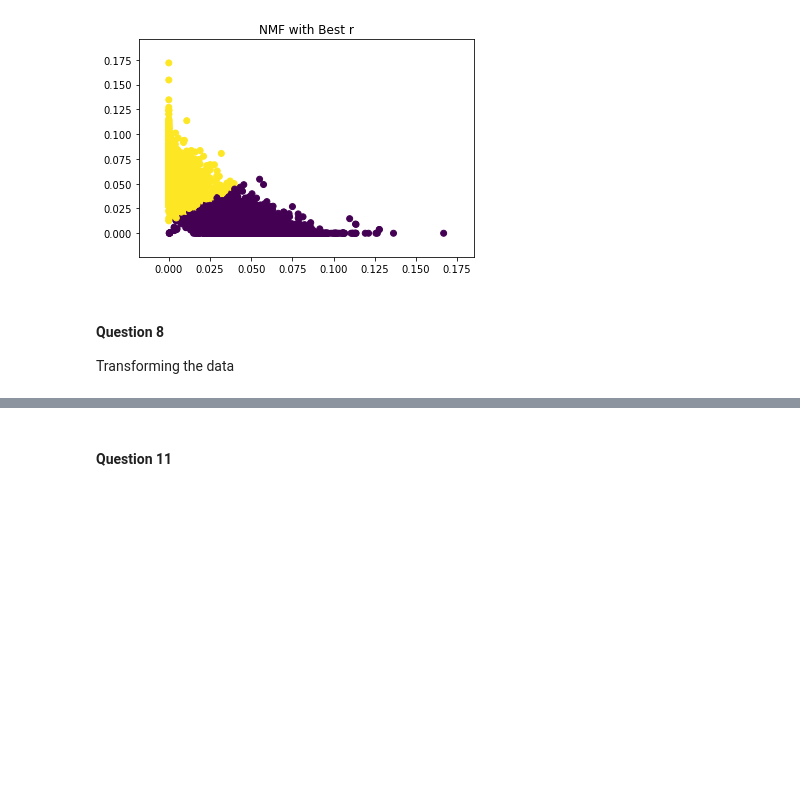
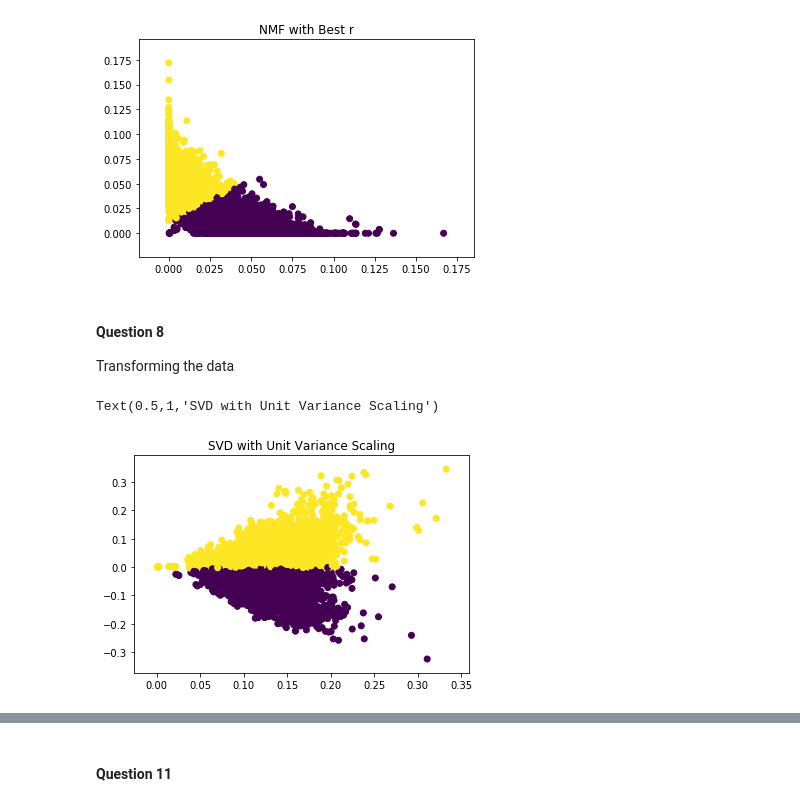
Before and after one commit to 219Winter2019adjz/Project2, a Jupyter notebook: Proj2.ipynb, the cells around one changed output, grey strips where cells are left out. Cells and saved outputs as stored; diff of their text form; code cells hidden in the pictures; blank space fills up the shorter version.

Commit message:
Added Question 9 Scaling

```diff
--- a/Proj2.ipynb
+++ b/Proj2.ipynb
@@ -393,0 +392,34 @@ Transforming the data
+# %%
+# Scaling features such that each feature has unit variance
+
+def scaling (features): # Each column of the reduced dimension data has unit variance
+    r, c = np.shape(features)
+    scaled = np.zeros((r,c))
+    for j in range(c):
+        var = np.var(features[:,j])
+        unit_var = var/(np.sqrt((var)**2))
+        for i in range(r):
+            scaled[i,j] = features[i,j]*unit_var
+    return scaled
+# %%
+# SVD with Unit Variance Transform
+
+svd_uv_transform = scaling(X_data_svd_r)
+
+svd_kmeans = KMeans(n_clusters=2, random_state=0, max_iter=1000, n_init=40).fit(svd_uv_transform.T[0:SVD_best_r].T)
+
+svd_to_plot = svd_kmeans.labels_
+
+color_svd = np.zeros(len(svd_to_plot))
+
+for i in range(len(svd_to_plot)):
+    if svd_to_plot[i] == 1:
+        color_svd[i] = 1
+
+np.shape(svd_to_plot)
+
+plt.scatter(data_svd_to_plot[:,0] ,data_svd_to_plot[:,1], c = color_svd)
+plt.title('SVD with Unit Variance Scaling')
+# %% [output]
+Text(0.5,1,'SVD with Unit Variance Scaling')
+[figure, added]
```
Also changed, not shown: parts of 2 cells of this notebook.
